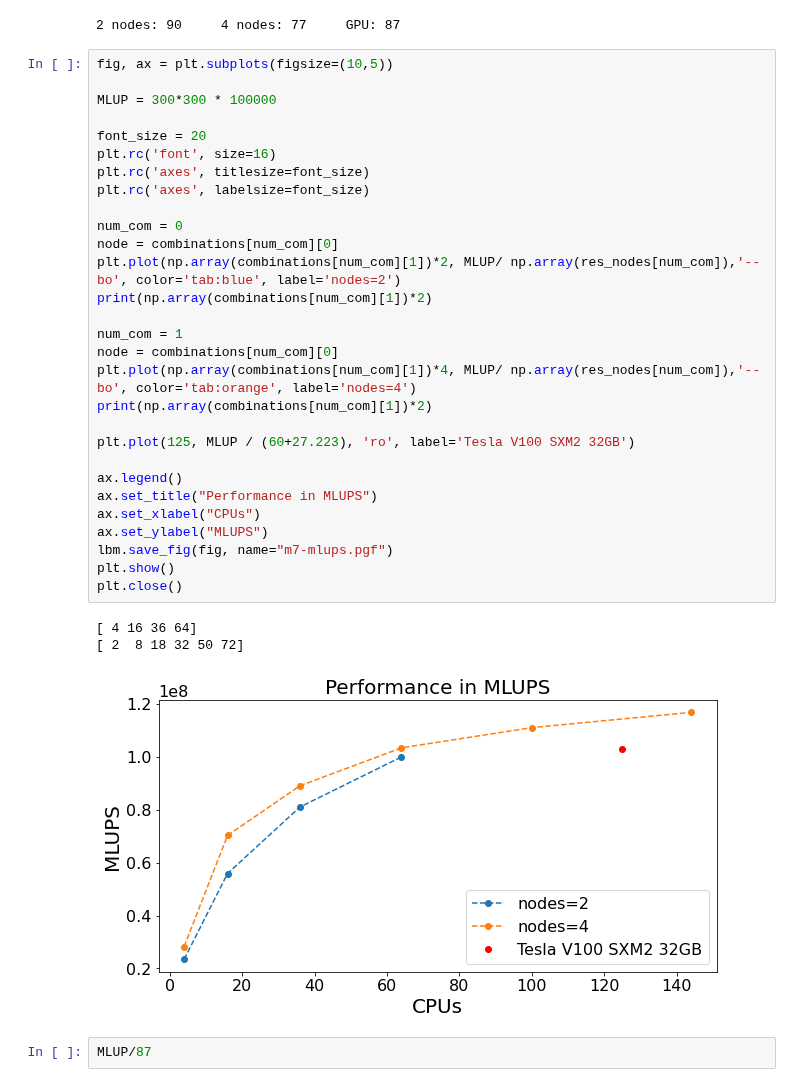
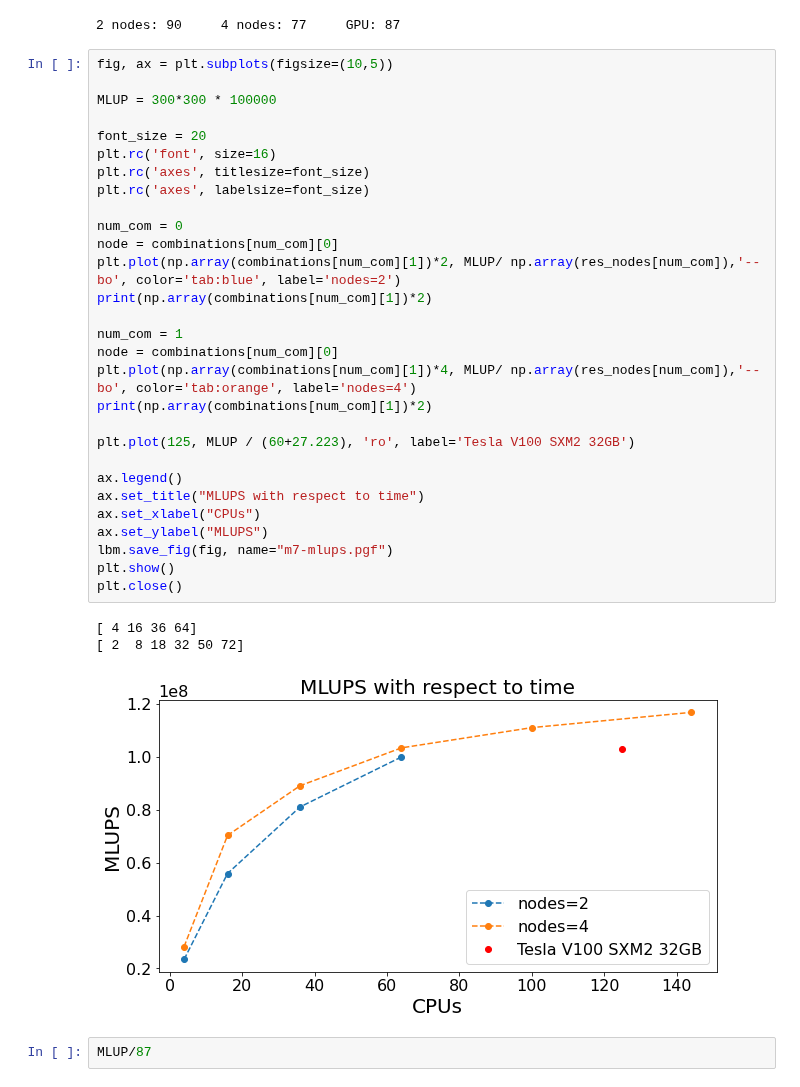
Before and after one commit to jonas27/pylbm, a Jupyter notebook: milestones/m7/m7.ipynb, the cells around one changed output. Cells and saved outputs as stored; diff of their text form.

```diff
--- a/milestones/m7/m7.ipynb
+++ b/milestones/m7/m7.ipynb
@@ -98,35 +98,35 @@ print("2 nodes: {}\t4 nodes: {}\tGPU: {}".format(res_nodes[0][-1],res_nodes[1][-
 fig, ax = plt.subplots(figsize=(10,5))
 
 MLUP = 300*300 * 100000
 
 font_size = 20
 plt.rc('font', size=16)
 plt.rc('axes', titlesize=font_size)
 plt.rc('axes', labelsize=font_size)
 
 num_com = 0
 node = combinations[num_com][0]
 plt.plot(np.array(combinations[num_com][1])*2, MLUP/ np.array(res_nodes[num_com]),'--bo', color='tab:blue', label='nodes=2')
 print(np.array(combinations[num_com][1])*2)
 
 num_com = 1
 node = combinations[num_com][0]
 plt.plot(np.array(combinations[num_com][1])*4, MLUP/ np.array(res_nodes[num_com]),'--bo', color='tab:orange', label='nodes=4')
 print(np.array(combinations[num_com][1])*2)
 
 plt.plot(125, MLUP / (60+27.223), 'ro', label='Tesla V100 SXM2 32GB')
 
 ax.legend()
-ax.set_title("Performance in MLUPS")
+ax.set_title("MLUPS with respect to time")
 ax.set_xlabel("CPUs")
 ax.set_ylabel("MLUPS")
 lbm.save_fig(fig, name="m7-mlups.pgf")
 plt.show()
 plt.close()
 # %% [output]
 [ 4 16 36 64]
 [ 2  8 18 32 50 72]
-[figure, old version]
+[figure, new version]
 # %%
 MLUP/87
 # %% [output]
```
Also changed, not shown: 3 other files.
